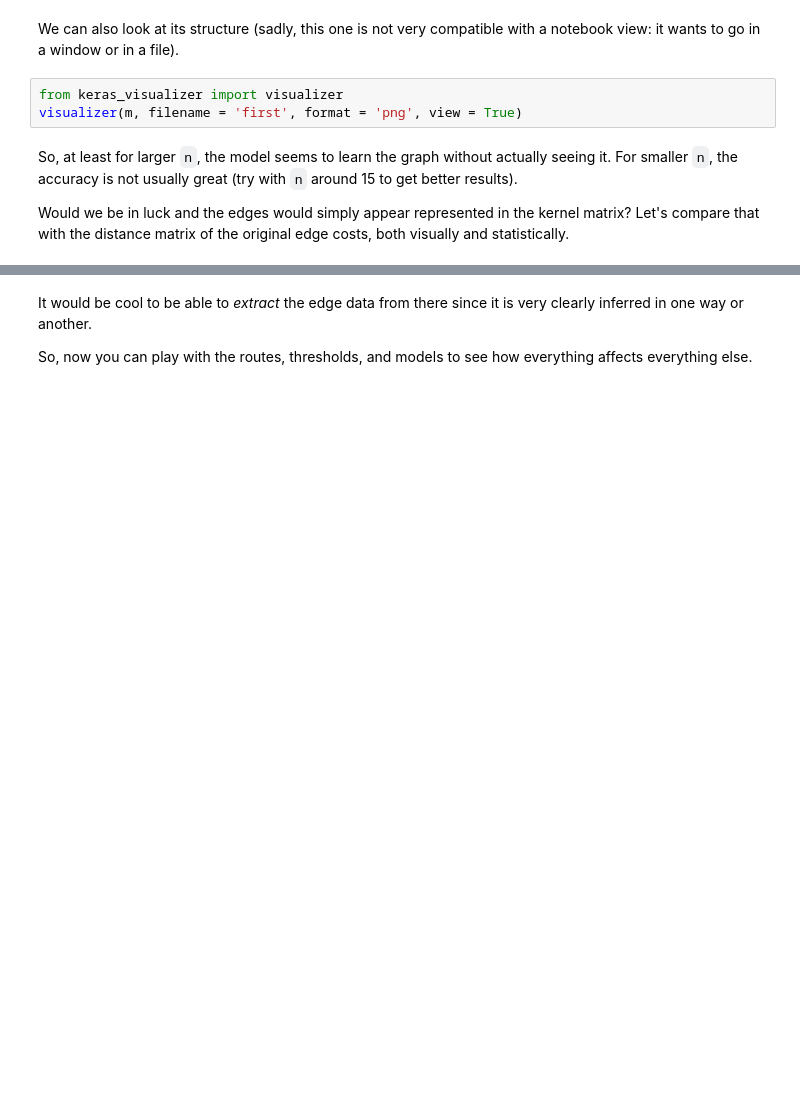
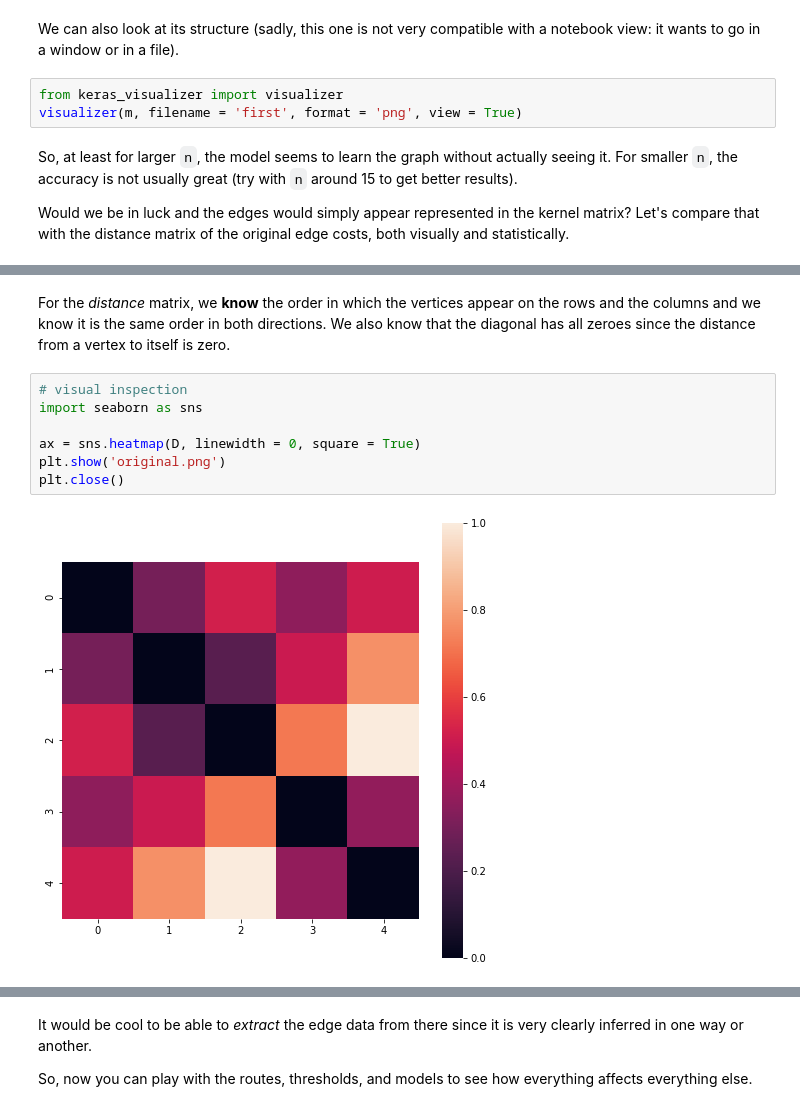
Before and after one commit to satuelisa/DiscreteMath, a Jupyter notebook: demo/demo.ipynb, the cells around one changed output, grey strips where cells are left out. Saved outputs shown, nothing was run; the diff lists cells and outputs as text; blank space fills up the shorter version.

```diff
--- a/demo/demo.ipynb
+++ b/demo/demo.ipynb
@@ -894,0 +881,11 @@ The correlation is 0.2777070045536434
+# %% [markdown]
+For the *distance* matrix, we **know** the order in which the vertices appear on the rows and the columns and we know it is the same order in both directions. We also know that the diagonal has all zeroes since the distance from a vertex to itself is zero.
+# %%
+# visual inspection
+import seaborn as sns
+
+ax = sns.heatmap(D, linewidth = 0, square = True)
+plt.show('original.png')
+plt.close()
+# %% [output]
+[figure, added]
```
Also changed, not shown: parts of 36 cells of this notebook, 1 other file.
